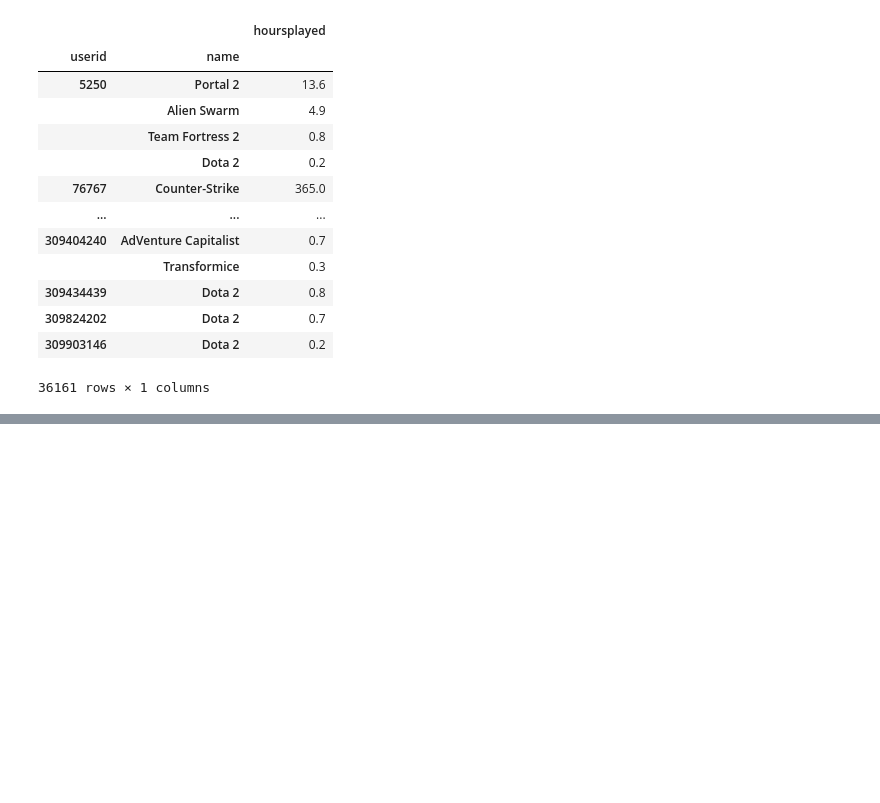
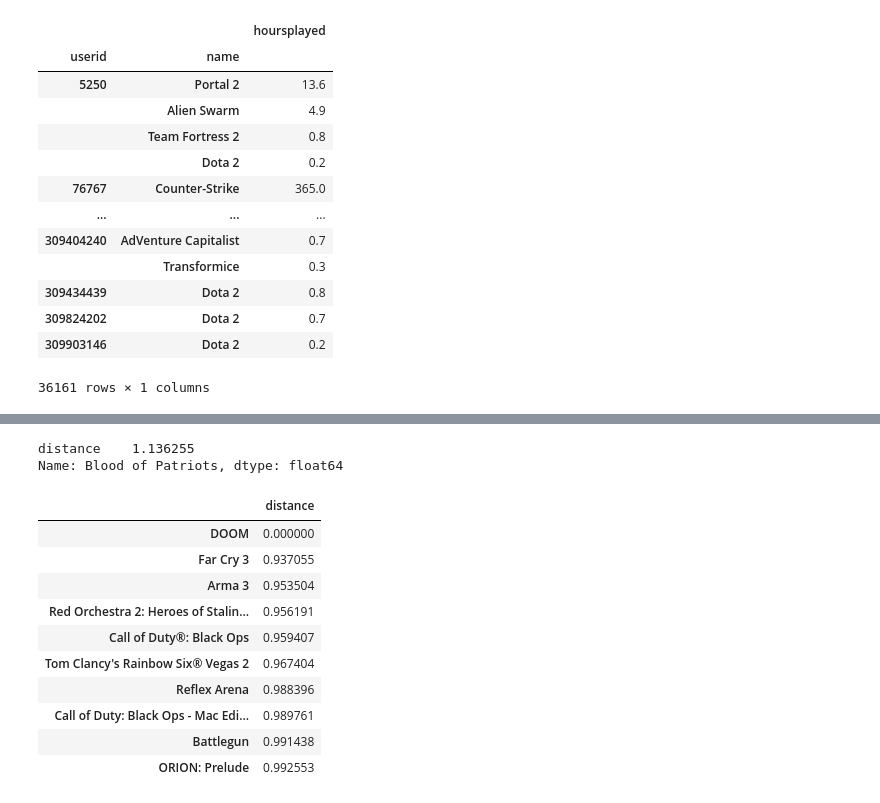
Before and after one commit to JoaoMarques1/find_your_inner_gamer, a Jupyter notebook: notebooks/Baseline Model KNN.ipynb, the cells around one changed output, grey strips where cells are left out. Drawn from its saved outputs; the diff is of its cells as text; code cells hidden in the pictures; blank space fills up the shorter version.

```diff
--- a/notebooks/Baseline Model KNN.ipynb
+++ b/notebooks/Baseline Model KNN.ipynb
@@ -280,0 +212,54 @@ final_test_df.groupby(['userid','game']).sum().sort_values('hoursplayed')
+# %%
+from nltk.stem import WordNetLemmatizer
+
+def clean_2 (text):
+
+    for punctuation in string.punctuation:
+        text = text.replace(punctuation, ' ') # Remove Punctuation
+
+    lowercased = text.lower() # Lower Case
+    lemmatizer = WordNetLemmatizer()
+    #lemmatized = [lemmatizer.lemmatize(word) for word in lowercased]
+    #lowercased = lemmatized
+    tokenized = word_tokenize(lowercased) # Tokenize
+    words_only = [word for word in tokenized if word.isalpha()] # Remove numbers
+    stop_words = set(stopwords.words('English')) # Make stopword list
+    without_stopwords = [word for word in words_only if not word in stop_words]# Remove Stop Words
+    lemmatized = [lemmatizer.lemmatize(word) for word in without_stopwords]
+
+    return " ".join(lemmatized)
+# %%
+df['game_description']= df['game_description'].fillna('')
+df['clean_des'] = df['game_description'].apply(clean_2)
+#df = df.drop(['game_description'],axis  =1)
+# %%
+# Tuned TFidfvectorizer
+vec_2 = TfidfVectorizer(min_df = 0.05).fit(df.clean_des)
+vectors_2 = vec_2.transform(df.clean_des) # Transform text to vectors
+# %%
+X_proj_2 = pd.DataFrame(vectors_2.toarray(), index=df.name.tolist())
+
+# Define X and y
+y = X_proj_2[0]
+knn_model = KNeighborsRegressor().fit(X_proj_2,y)
+# %%
+neighbors_list = list(knn_model.kneighbors(X_proj_2.loc[['QUAKE II']],n_neighbors=38021)[1][0])
+pd.DataFrame(knn_model.kneighbors(X_proj_2.loc[['QUAKE II']],n_neighbors=38021)[0][0], index = X_proj_2.iloc[neighbors_list, :].index, columns = ['distance']).loc['Blood of Patriots']
+# %% [output]
+distance    1.136255
+Name: Blood of Patriots, dtype: float64
+# %%
+neighbors_list = list(knn_model.kneighbors(X_proj_2.loc[['DOOM']],n_neighbors=10)[1][0])
+pd.DataFrame(knn_model.kneighbors(X_proj_2.loc[['DOOM']],n_neighbors=10)[0][0], index = X_proj_2.iloc[neighbors_list, :].index, columns = ['distance'])
+# %% [output]
+|  | distance |
+| DOOM | 0.000000 |
+| Far Cry 3 | 0.937055 |
+| Arma 3 | 0.953504 |
+| Red Orchestra 2: Heroes of Stalin... | 0.956191 |
+| Call of Duty®: Black Ops | 0.959407 |
+| Tom Clancy's Rainbow Six® Vegas 2 | 0.967404 |
+| Reflex Arena | 0.988396 |
+| Call of Duty: Black Ops - Mac Edi... | 0.989761 |
+| Battlegun | 0.991438 |
+| ORION: Prelude | 0.992553 |
```
Also changed, not shown: parts of 34 cells of this notebook, 1 other file.
